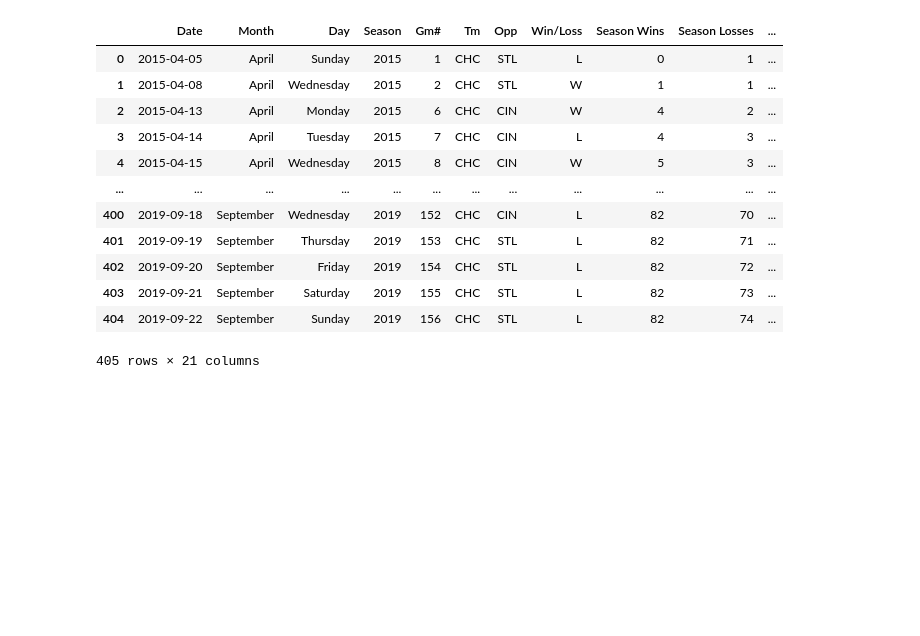
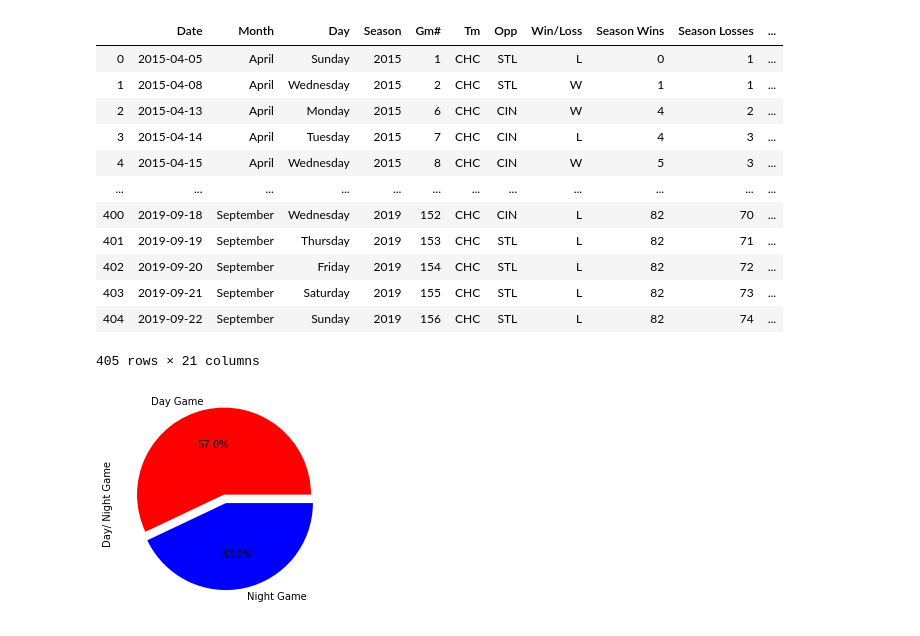
Before and after one commit to s-w-duncan/Project-Awesome-Team-4, a Jupyter notebook: Presentation_Analysis.ipynb, the cells around one changed output. Drawn from its saved outputs; the diff is of its cells as text; code cells hidden in the pictures; blank space fills up the shorter version.

```diff
--- a/Presentation_Analysis.ipynb
+++ b/Presentation_Analysis.ipynb
@@ -74,4 +75,14 @@ visit_df = cubs_df.copy()
 # (3) Working Visiting Team Cell - Sam (Create All DataFrames and Variables with "visit_" prefix)
 # %%
 # (4) Working Date Cell - Tiffany (Create All DataFrames and Variables with "date_" prefix)
-date_df = cubs_df.copy()
+#date_df = cubs_df.copy()
+
+
+day_vs_night = cubs_df["Day/ Night Game"].value_counts()
+colors = ["red","blue"]
+labels = ["Day Game", "Night Game"]
+explode = (0.1,0)
+day_vs_night.plot(kind="pie",colors=colors, labels = labels, explode = explode, autopct='%1.1f%%')
+plt.show()
+# %% [output]
+[figure, added]
```
Also changed, not shown: parts of 5 cells of this notebook, 1 other file.
